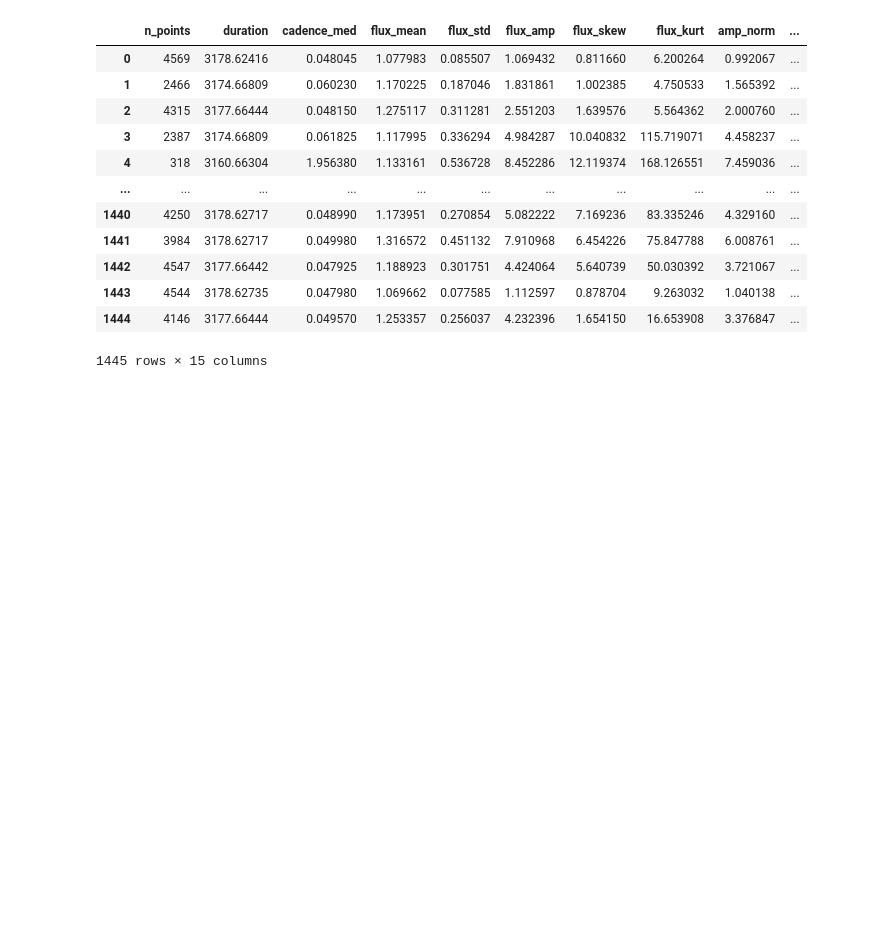
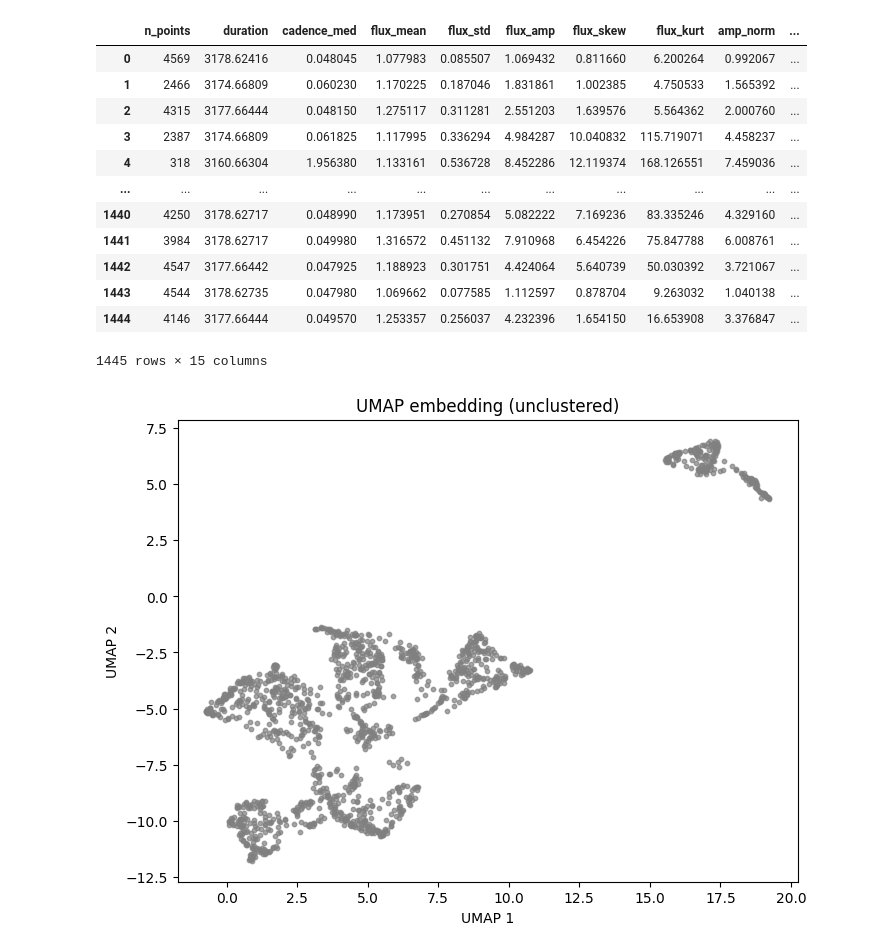
Before and after one commit to abheekda1/ogle-microlensing-automation, a Jupyter notebook: notebooks/01_feature_engineering.ipynb, the cells around one changed output. Drawn from its saved outputs; the diff is of its cells as text; code cells hidden in the pictures; blank space fills up the shorter version.

Commit message:
feat: initial umap and clustering run for testing

```diff
--- a/notebooks/01_feature_engineering.ipynb
+++ b/notebooks/01_feature_engineering.ipynb
@@ -54,6 +54,6 @@ for event in tqdm(all_df["event"].unique(), desc="Extracting features"):
     feats["event"] = event
     features.append(feats)
 
-features_df = pd.DataFrame(features)
-features_df.to_csv("data/features/features_ogle2025.csv", index=False)
+features_df = pd.DataFrame(features).fillna(0)
+features_df.to_csv("data/features/features_ogle2025_simple.csv", index=False)
 # %%
@@ -72,3 +72,36 @@ pd.read_csv("data/features/features_ogle2025.csv")
 | 1443 | 4544 | 3178.62735 | 0.047980 | 1.069662 | 0.077585 | 1.112597 | 0.878704 | 9.263032 | 1.040138 | ... |
 | 1444 | 4146 | 3177.66444 | 0.049570 | 1.253357 | 0.256037 | 4.232396 | 1.654150 | 16.653908 | 3.376847 | ... |
 1445 rows × 15 columns
+# %%
+from sklearn.preprocessing import StandardScaler
+
+X = features_df.drop(columns=["event"], errors="ignore").fillna(0)
+X_scaled = StandardScaler().fit_transform(X)
+# %%
+import umap
+
+umap_model = umap.UMAP(
+    n_neighbors=30,      # local neighborhood size
+    min_dist=0.2,        # controls cluster tightness
+    n_components=2,      # 2D embedding
+    metric="euclidean",
+    random_state=42
+)
+
+embedding = umap_model.fit_transform(X_scaled)
+features_df["umap_x"] = embedding[:, 0]
+features_df["umap_y"] = embedding[:, 1]
+# %%
+import matplotlib.pyplot as plt
+
+plt.figure(figsize=(8,6))
+plt.scatter(
+    features_df["umap_x"], features_df["umap_y"],
+    s=10, alpha=0.7, c="gray"
+)
+plt.title("UMAP embedding (unclustered)")
+plt.xlabel("UMAP 1")
+plt.ylabel("UMAP 2")
+plt.show()
+# %% [output]
+[figure, added]
```
Also changed, not shown: parts of 6 cells of this notebook, 1 other file.
